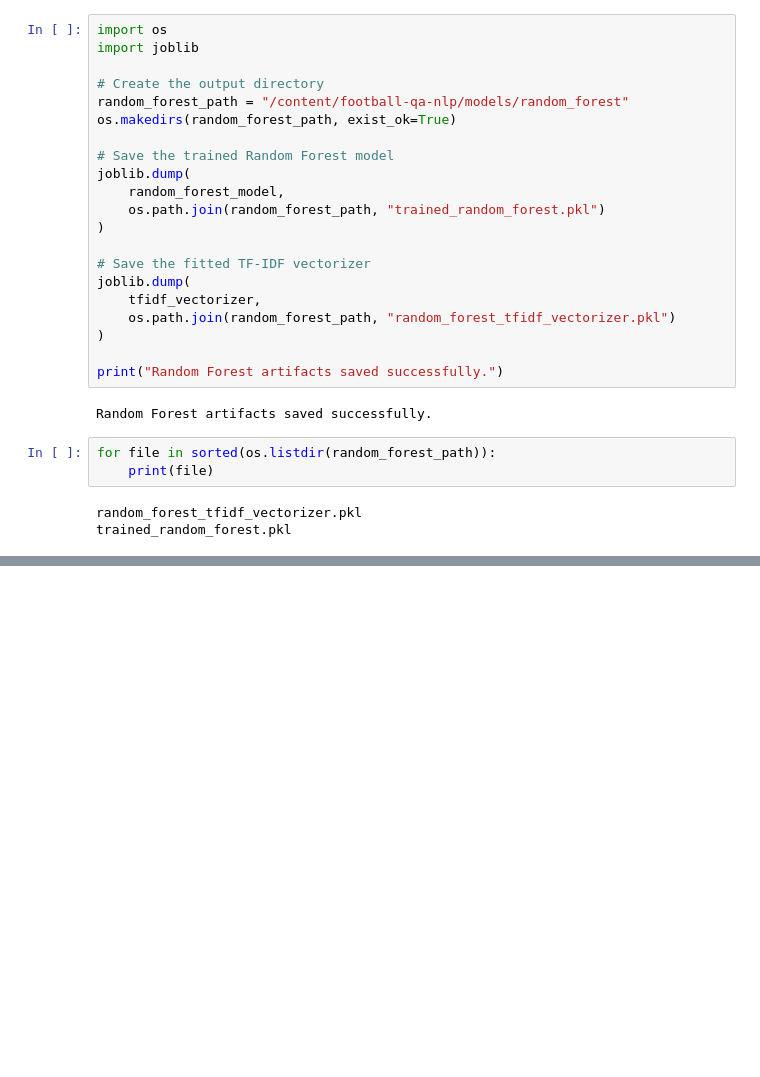
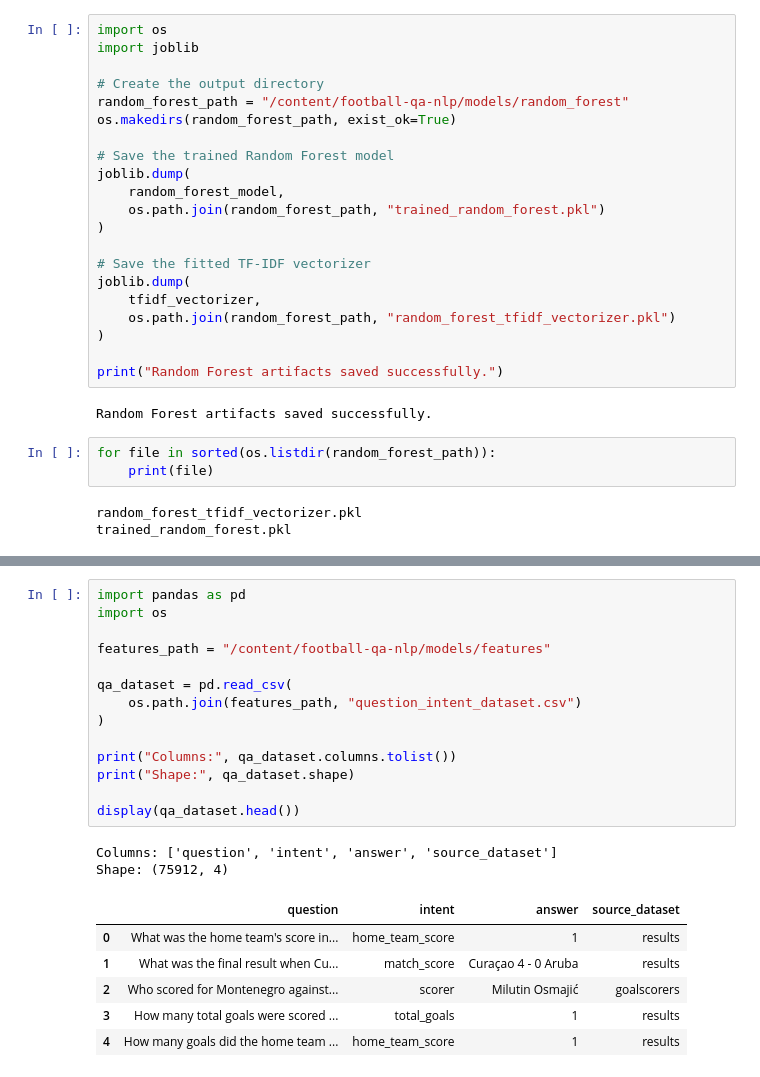
Before and after one commit to eshan14git/football-qa-nlp, a Jupyter notebook: notebooks/05_random_forest.ipynb, the cells around one changed output, grey strips where cells are left out. Saved outputs shown, nothing was run; the diff lists cells and outputs as text; blank space fills up the shorter version.

```diff
--- a/notebooks/05_random_forest.ipynb
+++ b/notebooks/05_random_forest.ipynb
@@ -354,0 +635,23 @@ trained_random_forest.pkl
+# %%
+import pandas as pd
+import os
+
+features_path = "/content/football-qa-nlp/models/features"
+
+qa_dataset = pd.read_csv(
+    os.path.join(features_path, "question_intent_dataset.csv")
+)
+
+print("Columns:", qa_dataset.columns.tolist())
+print("Shape:", qa_dataset.shape)
+
+display(qa_dataset.head())
+# %% [output]
+Columns: ['question', 'intent', 'answer', 'source_dataset']
+Shape: (75912, 4)
+|  | question | intent | answer | source_dataset |
+| 0 | What was the home team's score in... | home_team_score | 1 | results |
+| 1 | What was the final result when Cu... | match_score | Curaçao 4 - 0 Aruba | results |
+| 2 | Who scored for Montenegro against... | scorer | Milutin Osmajić | goalscorers |
+| 3 | How many total goals were scored ... | total_goals | 1 | results |
+| 4 | How many goals did the home team ... | home_team_score | 1 | results |
```
Also changed, not shown: parts of 17 cells of this notebook.
